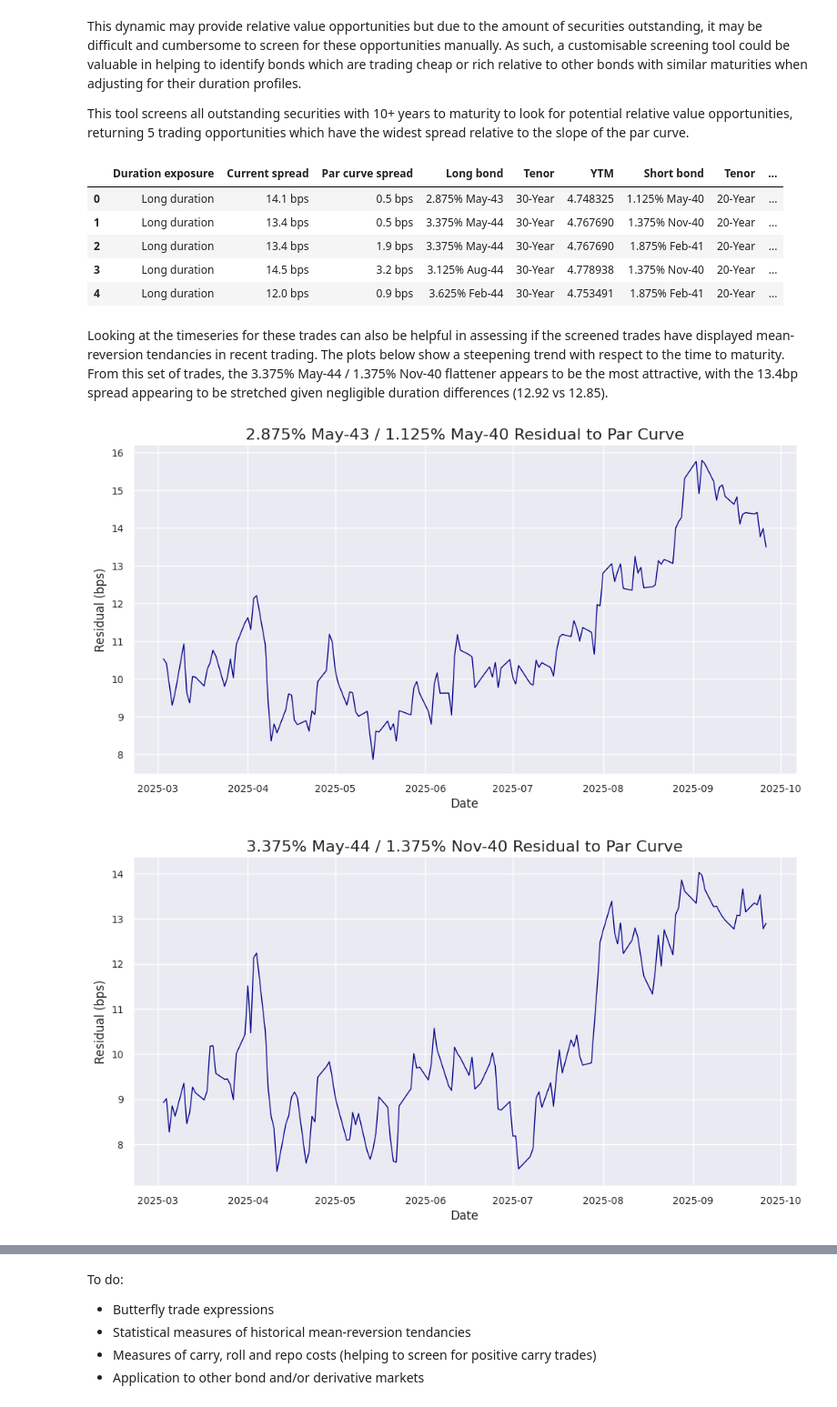
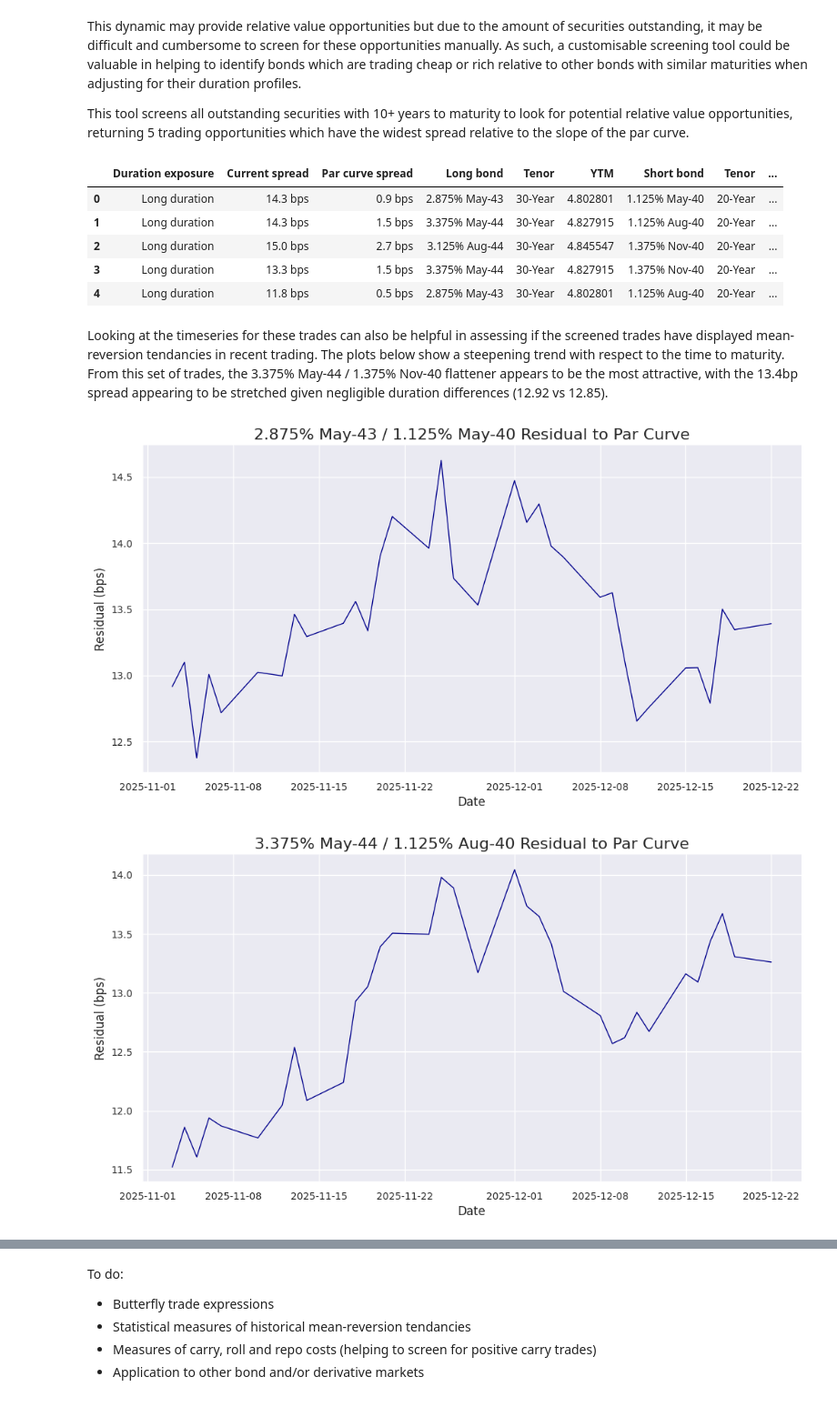
Before and after one commit to ffate1/bobs_and_flies, a Jupyter notebook: working_notebook.ipynb, the cells around one changed output, grey strips where cells are left out. Shown at 91% size. Cells and saved outputs as stored; diff of their text form; code cells hidden in the pictures.

```diff
--- a/working_notebook.ipynb
+++ b/working_notebook.ipynb
@@ -12,6 +12,14 @@ ust_set = usts.get_current_UST_set(settlement_date=datetime.datetime(2025, 9, 29
                                    include_TIPS=False,
                                    include_outstanding=False)
 usts.plot_ust_curve(bspline_curve=True, univariate_spline=False, mles_spline=False)
+# %%
+usts = USTs(date=datetime.date(2025, 12, 15))
+ust_set = usts.get_current_UST_set(settlement_date=datetime.datetime(2025, 12, 18),
+                                   get_ytms=True,
+                                   include_FRNs=False,
+                                   include_TIPS=False,
+                                   include_outstanding=False)
+usts.plot_ust_curve(bspline_curve=True, univariate_spline=False, mles_spline=False)
 # %% [markdown]
 These discrepancies appear to have come about due to significant duration differences between these 20- and 30-year securities which were issued in periods with vastly different interest rate backdrops (Covid & post-GFC). Plotting the yields of this basket of securities  against their modified duration helps to illustrate this dynamic, with some of the first 20-year bonds issued in 2020 appearing very rich relative to other securities with similar duration profiles.
 # %%
@@ -55,15 +63,15 @@ This tool screens all outstanding securities with 10+ years to maturity to look
 usts.get_initial_screening_set()
 # %% [output]
 |  | Duration exposure | Current spread | Par curve spread | Long bond | Tenor | YTM | Short bond | Tenor | ... |
-| 0 | Long duration | 14.1 bps | 0.5 bps | 2.875% May-43 | 30-Year | 4.748325 | 1.125% May-40 | 20-Year | ... |
-| 1 | Long duration | 13.4 bps | 0.5 bps | 3.375% May-44 | 30-Year | 4.767690 | 1.375% Nov-40 | 20-Year | ... |
-| 2 | Long duration | 13.4 bps | 1.9 bps | 3.375% May-44 | 30-Year | 4.767690 | 1.875% Feb-41 | 20-Year | ... |
-| 3 | Long duration | 14.5 bps | 3.2 bps | 3.125% Aug-44 | 30-Year | 4.778938 | 1.375% Nov-40 | 20-Year | ... |
-| 4 | Long duration | 12.0 bps | 0.9 bps | 3.625% Feb-44 | 30-Year | 4.753491 | 1.875% Feb-41 | 20-Year | ... |
+| 0 | Long duration | 14.3 bps | 0.9 bps | 2.875% May-43 | 30-Year | 4.802801 | 1.125% May-40 | 20-Year | ... |
+| 1 | Long duration | 14.3 bps | 1.5 bps | 3.375% May-44 | 30-Year | 4.827915 | 1.125% Aug-40 | 20-Year | ... |
+| 2 | Long duration | 15.0 bps | 2.7 bps | 3.125% Aug-44 | 30-Year | 4.845547 | 1.375% Nov-40 | 20-Year | ... |
+| 3 | Long duration | 13.3 bps | 1.5 bps | 3.375% May-44 | 30-Year | 4.827915 | 1.375% Nov-40 | 20-Year | ... |
+| 4 | Long duration | 11.8 bps | 0.5 bps | 2.875% May-43 | 30-Year | 4.802801 | 1.125% Aug-40 | 20-Year | ... |
 # %% [markdown]
 Looking at the timeseries for these trades can also be helpful in assessing if the screened trades have displayed mean-reversion tendancies in recent trading. The plots below show a steepening trend with respect to the time to maturity. From this set of trades, the 3.375% May-44 / 1.375% Nov-40 flattener appears to be the most attractive, with the 13.4bp spread appearing to be stretched given negligible duration differences (12.92 vs 12.85).
 # %%
-usts.plot_trade_timeseries(datetime.date(2025, 3, 1), datetime.date(2025, 9, 26))
+usts.plot_trade_timeseries(datetime.date(2025, 11, 1), datetime.date(2025, 12, 22))
 # %% [output]
-[figure, old version]
+[figure, new version]
-[figure, old version]
+[figure, new version]
```
Also changed, not shown: parts of 1 cell of this notebook, 1 other file.
